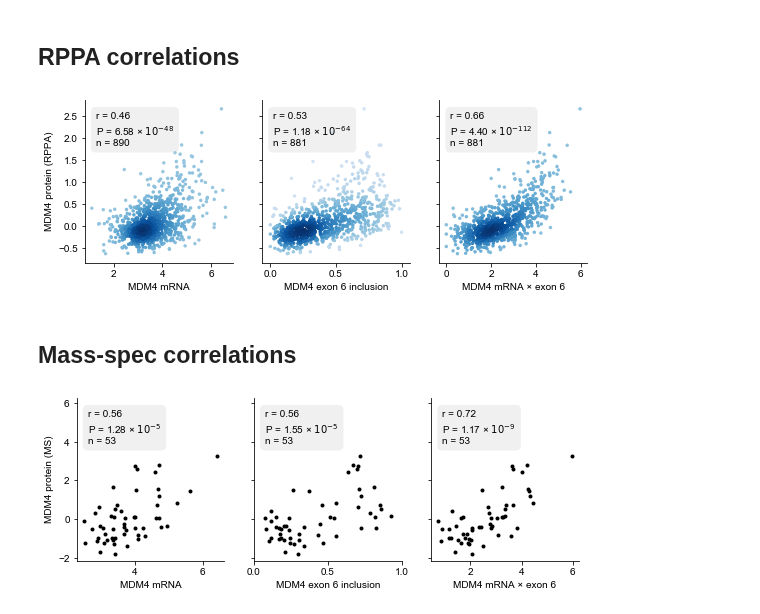
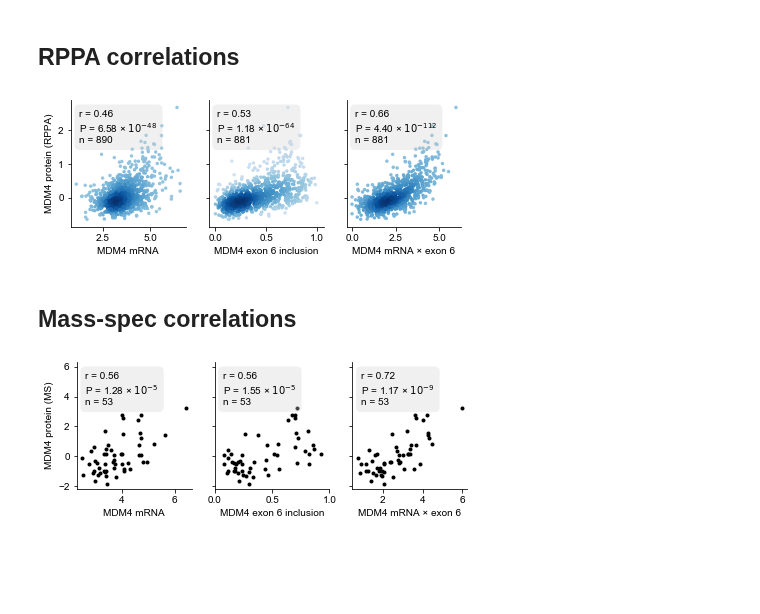
Before and after one commit to kevinhu/mdm4-splicing, a Jupyter notebook: notebooks/fig1_CCLE-TCGA-correlates.ipynb, the cells around one changed output. Drawn from its saved outputs; the diff is of its cells as text; code cells hidden in the pictures; blank space fills up the shorter version.

Commit message:
Update figure 1

```diff
--- a/notebooks/fig1_CCLE-TCGA-correlates.ipynb
+++ b/notebooks/fig1_CCLE-TCGA-correlates.ipynb
@@ -540,7 +573,7 @@ mdm4_rppa = pd.concat([
     rppa["MDMX_MDM4(BetIHC-00108)_Caution"].rename("MDM4_protein")
 ],axis=1,sort=True)
 # %%
-fig, axes = plt.subplots(1, 3, figsize=(9, 3), sharey=True)
+fig, axes = plt.subplots(1, 3, figsize=(7, 7/3), sharey=True)
 
 text_pos = (0.075, 0.925)
 
@@ -550,35 +583,35 @@ huy.dense_regression(mdm4_rppa["MDM4_genex"],
                      ax=ax,
                      s=12,
                      text_pos=text_pos
                      )
 ax.set_ylabel("MDM4 protein (RPPA)")
 ax.set_xlabel("MDM4 mRNA")
 
 ax = axes[1]
 huy.dense_regression(mdm4_rppa["MDM4_exon_6"],
                      mdm4_rppa["MDM4_protein"],
                      ax=ax,
                      s=12,
                      text_pos=text_pos
                      )
 ax.set_xlabel("MDM4 exon 6 inclusion")
 
 mult = np.log2(2**mdm4_rppa["MDM4_genex"]*mdm4_rppa["MDM4_exon_6"]+1)
 
 ax = axes[2]
 huy.dense_regression(mult,
                      mdm4_rppa["MDM4_protein"],
                      ax=ax,
                      s=12,
                      text_pos=text_pos
                      )
 
 ax.set_xlabel("MDM4 mRNA × exon 6")
 
 plt.savefig("../plots/MDM4_RPPA_correlations.pdf",
-            bbox_inches="tight", transparent=True)
+            bbox_inches="tight", transparent=True,dpi=512)
 # %% [output]
-[figure, old version]
+[figure, new version]
 # %% [markdown]
 ## Mass-spec correlations
 # %%
@@ -588,7 +621,7 @@ mdm4_ms = pd.concat([
     ms_prot["MDM4_HUMAN_O15151"].rename("MDM4_protein")
 ], axis=1, sort=True)
 # %%
-fig, axes = plt.subplots(1, 3, figsize=(9, 3), sharey=True)
+fig, axes = plt.subplots(1, 3, figsize=(7, 7/3), sharey=True)
 
 text_pos = (0.075, 0.925)
 
@@ -634,6 +667,6 @@ ax.set_xlabel("MDM4 mRNA × exon 6")
 ax.set_ylim(ax.set_ylim()[0], ax.set_ylim()[1]*1.75)
 
 plt.savefig("../plots/MDM4_MS_correlations.pdf",
-            bbox_inches="tight", transparent=True)
+            bbox_inches="tight", transparent=True, dpi=512)
 # %% [output]
-[figure, old version]
+[figure, new version]
```
Also changed, not shown: parts of 17 cells of this notebook, 9 other files.
